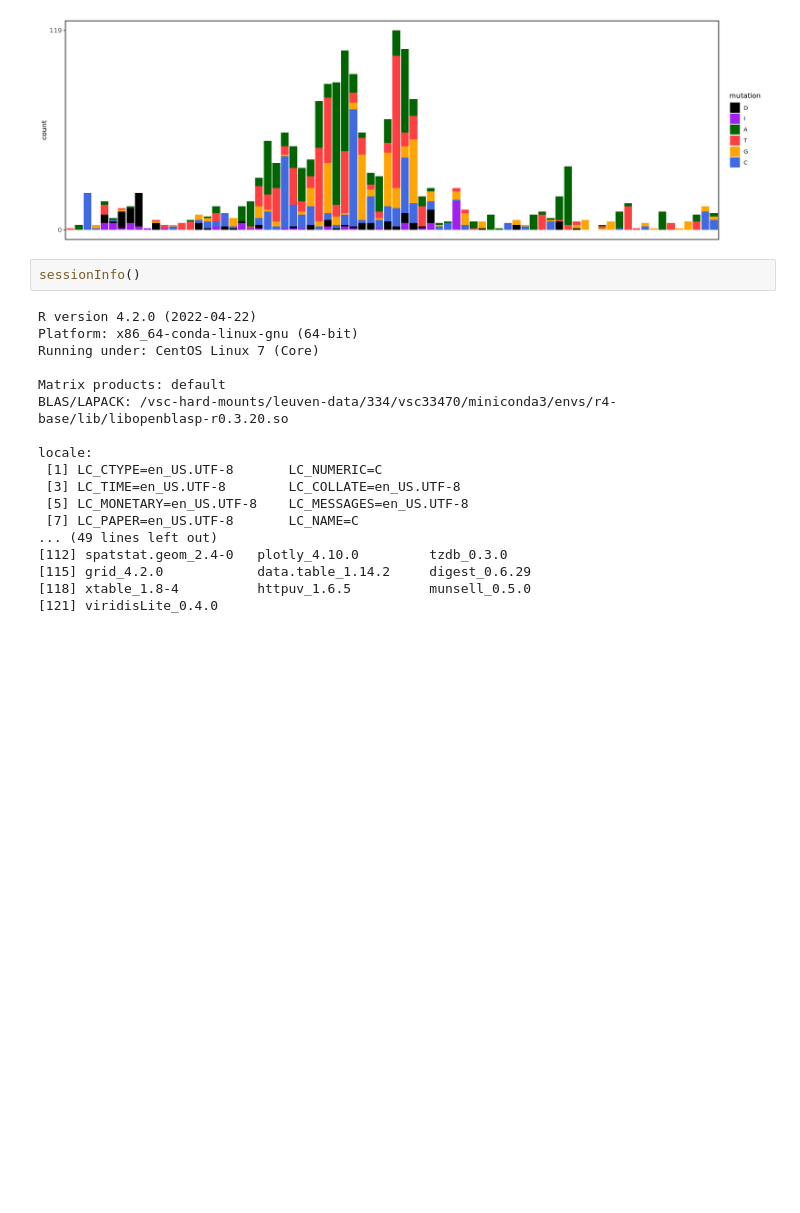
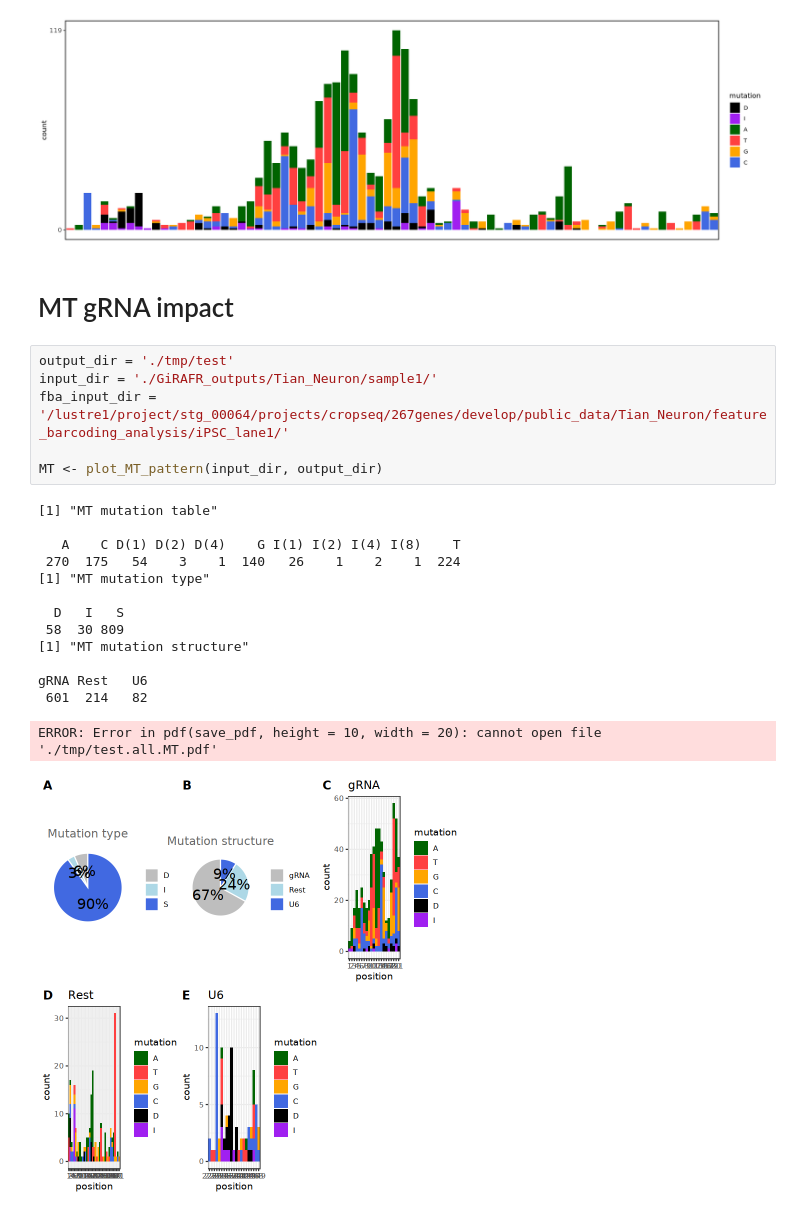
Before and after one commit to FunctionalEpigeneticsLab/GiRAFR, a Jupyter notebook: jupyter_notebooks/Tian_Neuron.ipynb, the cells around one changed output. Drawn from its saved outputs; the diff is of its cells as text; blank space fills up the shorter version.

```diff
--- a/jupyter_notebooks/Tian_Neuron.ipynb
+++ b/jupyter_notebooks/Tian_Neuron.ipynb
@@ -258,23 +336,26 @@ Warning message:
 “Removed 87 rows containing non-finite values (stat_count).”
 [figure]
 [figure]
-# %%
-sessionInfo()
-# %% [output]
-R version 4.2.0 (2022-04-22)
-Platform: x86_64-conda-linux-gnu (64-bit)
-Running under: CentOS Linux 7 (Core)
-
-Matrix products: default
-BLAS/LAPACK: /vsc-hard-mounts/leuven-data/334/vsc33470/miniconda3/envs/r4-base/lib/libopenblasp-r0.3.20.so
-
-locale:
- [1] LC_CTYPE=en_US.UTF-8       LC_NUMERIC=C
- [3] LC_TIME=en_US.UTF-8        LC_COLLATE=en_US.UTF-8
- [5] LC_MONETARY=en_US.UTF-8    LC_MESSAGES=en_US.UTF-8
- [7] LC_PAPER=en_US.UTF-8       LC_NAME=C
-... (49 lines left out)
-[112] spatstat.geom_2.4-0   plotly_4.10.0         tzdb_0.3.0
-[115] grid_4.2.0            data.table_1.14.2     digest_0.6.29
-[118] xtable_1.8-4          httpuv_1.6.5          munsell_0.5.0
-[121] viridisLite_0.4.0
+# %% [markdown]
+# MT gRNA impact
+# %%
+output_dir = './tmp/test'
+input_dir = './GiRAFR_outputs/Tian_Neuron/sample1/'
+fba_input_dir = '/lustre1/project/stg_00064/projects/cropseq/267genes/develop/public_data/Tian_Neuron/feature_barcoding_analysis/iPSC_lane1/'
+
+MT <- plot_MT_pattern(input_dir, output_dir)
+# %% [output]
+[1] "MT mutation table"
+
+   A    C D(1) D(2) D(4)    G I(1) I(2) I(4) I(8)    T
+ 270  175   54    3    1  140   26    1    2    1  224
+[1] "MT mutation type"
+
+  D   I   S
+ 58  30 809
+[1] "MT mutation structure"
+
+gRNA Rest   U6
+ 601  214   82
+ERROR: Error in pdf(save_pdf, height = 10, width = 20): cannot open file './tmp/test.all.MT.pdf'
+[figure, added]
```
Also changed, not shown: parts of 105 cells of this notebook, 2 other files.
